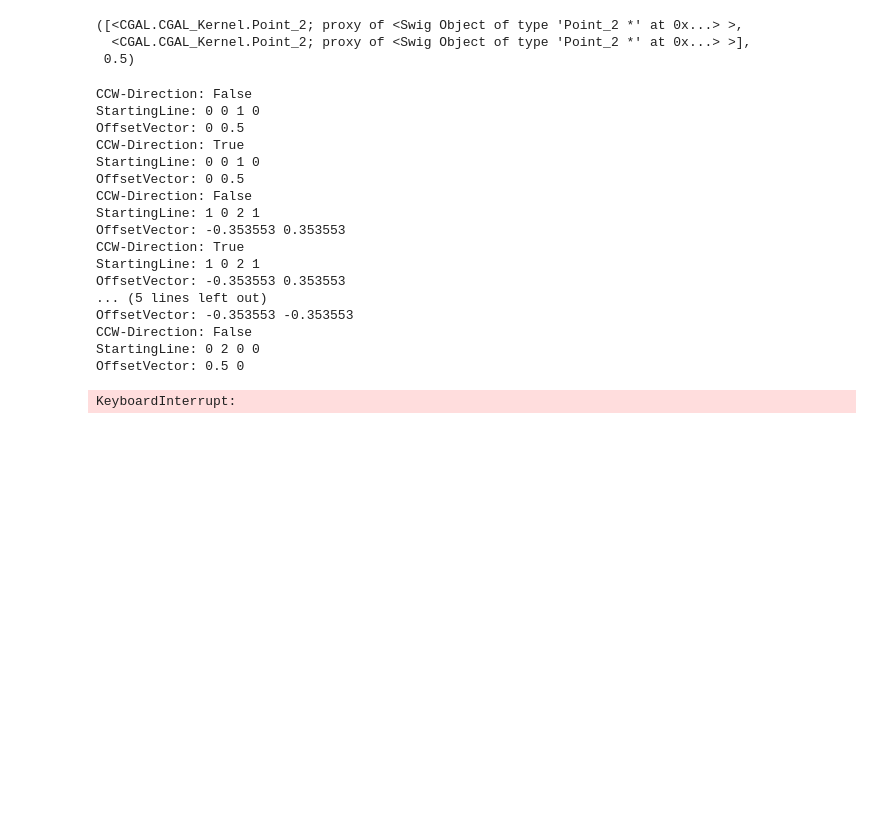
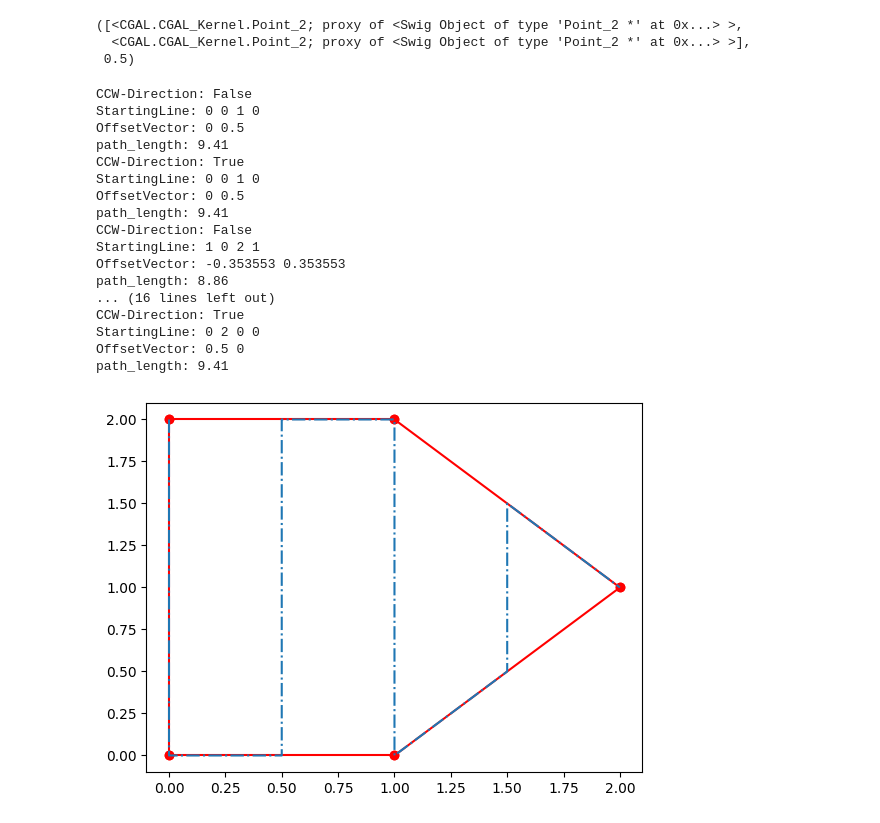
Before and after one commit to dringakn/ROSExamples, a Jupyter notebook: script/cgal_playground.ipynb, the cells around one changed output. Cells and saved outputs as stored; diff of their text form; code cells hidden in the pictures; blank space fills up the shorter version.

```diff
--- a/script/cgal_playground.ipynb
+++ b/script/cgal_playground.ipynb
@@ -1059,24 +1077,24 @@ vertices_between_segments(pg1, ls1, ls2)
 # %%
 sweeps = compute_all_sweeps(pg1, 0.5)
 plot_cgal_polygon2(pg1, plt.gca())
-for sweep in sweeps[0:1]:
+for sweep in sweeps[-1:]:
     plot_cgal_waypoints(sweep, plt.gca(), "-.")
 # %% [output]
 CCW-Direction: False
 StartingLine: 0 0 1 0
 OffsetVector: 0 0.5
+path_length: 9.41
 CCW-Direction: True
 StartingLine: 0 0 1 0
 OffsetVector: 0 0.5
+path_length: 9.41
 CCW-Direction: False
 StartingLine: 1 0 2 1
 OffsetVector: -0.353553 0.353553
+path_length: 8.86
+... (16 lines left out)
 CCW-Direction: True
-StartingLine: 1 0 2 1
-OffsetVector: -0.353553 0.353553
-... (5 lines left out)
-OffsetVector: -0.353553 -0.353553
-CCW-Direction: False
 StartingLine: 0 2 0 0
 OffsetVector: 0.5 0
+path_length: 9.41
-KeyboardInterrupt:
+[figure, added]
```
Also changed, not shown: parts of 3 cells of this notebook.
